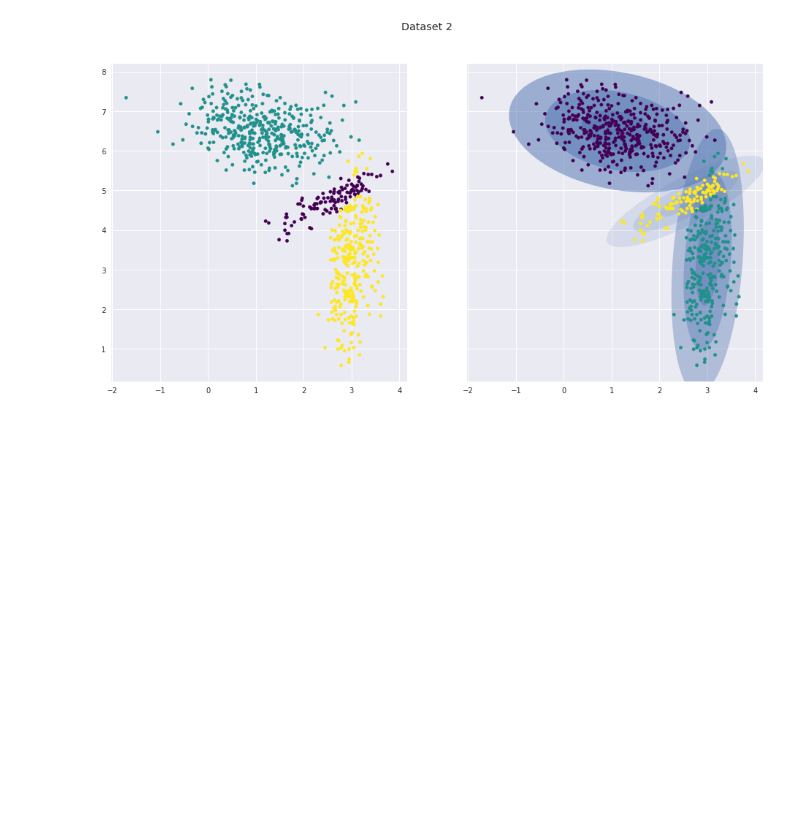
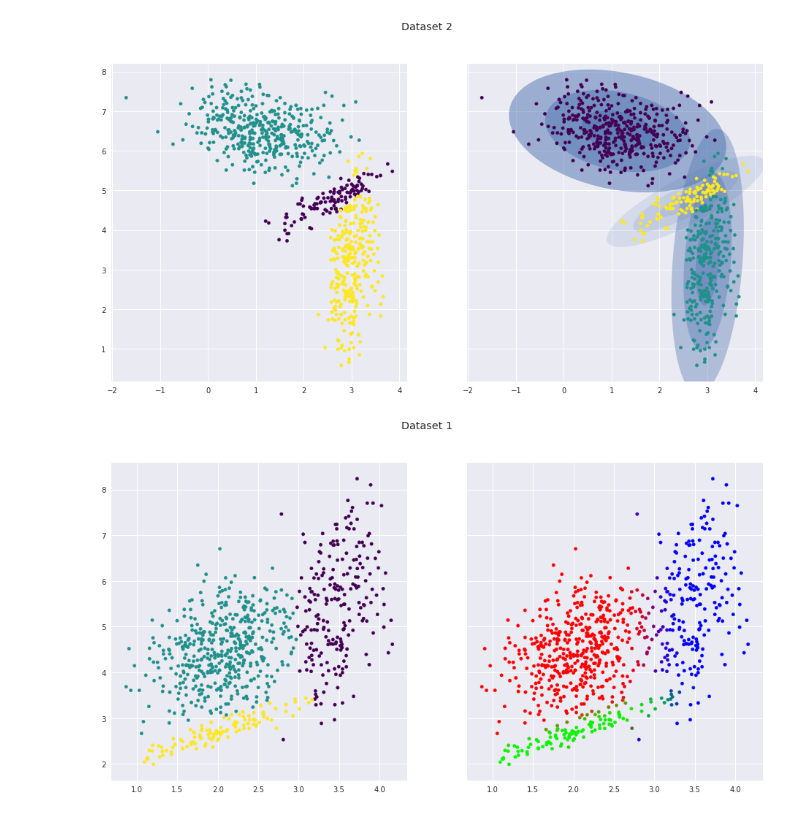
Before and after one commit to debaraj-barua/LearningAndAdaptivity-ss18, a Jupyter notebook: Assignment04/src/04_Exercise2_MoG_EM.ipynb, the cells around one changed output. Cells and saved outputs as stored; diff of their text form; code cells hidden in the pictures; blank space fills up the shorter version.

```diff
--- a/Assignment04/src/04_Exercise2_MoG_EM.ipynb
+++ b/Assignment04/src/04_Exercise2_MoG_EM.ipynb
@@ -112,3 +112,48 @@ visualize_mog(dataset_1, 3, 'Dataset 1')
 visualize_mog(dataset_2, 3, 'Dataset 2')
 # %% [output]
 [figure]
+# %%
+def draw_ellipse(position, covariance, ax=None, **kwargs):
+    """Draw an ellipse with a given position and covariance"""
+    ax = ax or plt.gca()
+
+    # Convert covariance to principal axes
+    if covariance.shape == (2, 2):
+        U, s, Vt = np.linalg.svd(covariance)
+        angle = np.degrees(np.arctan2(U[1, 0], U[0, 0]))
+        width, height = 2 * np.sqrt(s)
+    else:
+        angle = 0
+        width, height = 2 * np.sqrt(covariance)
+
+    # Draw the Ellipse
+    for nsig in range(1, 4):
+        ax.add_patch(Ellipse(position, nsig * width, nsig * height, angle, **kwargs))
+
+def plot_gmm(gmm, X, ax=None):
+    ax = ax or plt.gca()
+    labels = gmm.fit(X).predict(X)
+
+    labels = gmm.fit(X).predict_proba(X)
+
+    ax.scatter(X[:, 0], X[:, 1], c=labels, s=20, cmap='viridis', zorder=2)
+
+    #for pos, covar, w in zip(gmm.means_, gmm.covariances_, gmm.weights_):
+    #    draw_ellipse(pos, covar, alpha=w)
+
+def visualize_mog(X, n_components, title=''):
+    fig, (ax1, ax2) = plt.subplots(1, 2, sharex=True, sharey=True)
+    fig.suptitle(title)
+
+    gmm = GaussianMixture(n_components=n_components, covariance_type='full').fit(X)
+    labels = gmm.predict(X)
+
+    ax1.scatter(X[:, 0], X[:, 1], c=labels, s=20, cmap='viridis');
+
+    plot_gmm(gmm, X, ax2)
+
+    plt.show()
+
+visualize_mog(dataset_1, 3, 'Dataset 1')
+# %% [output]
+[figure, added]
```
